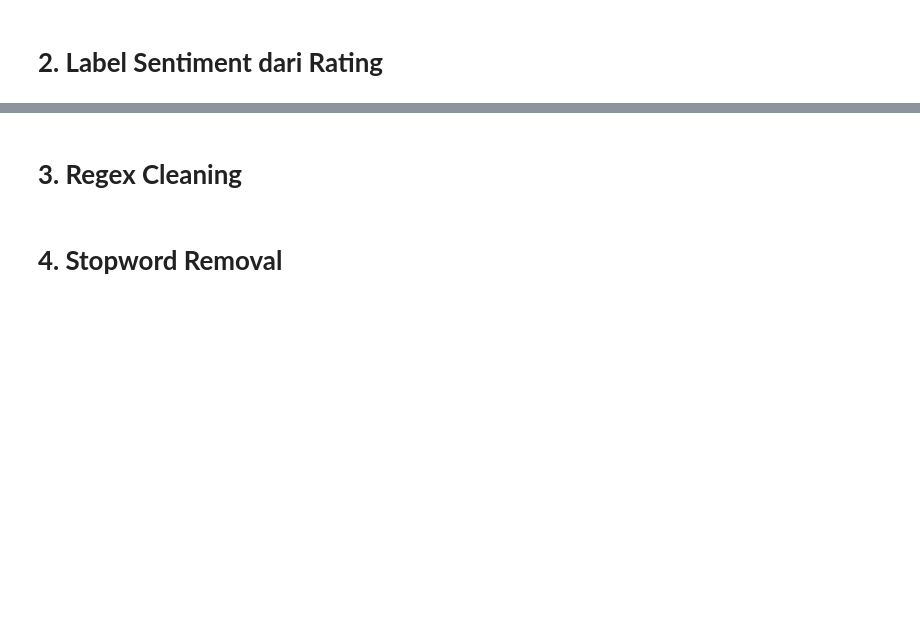
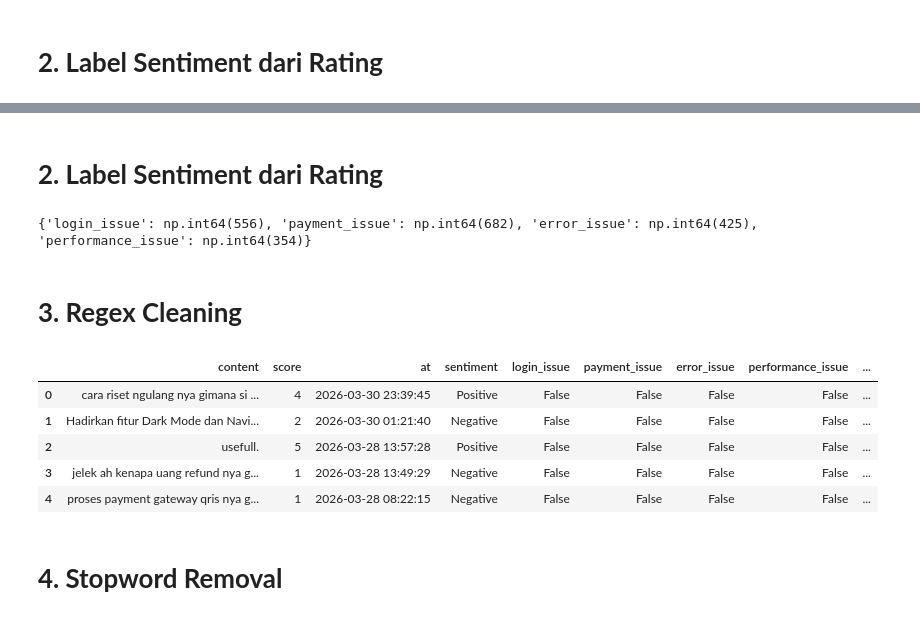
Before and after one commit to amaliartnaa/PBA-TIXID-SentimentAnalysis, a Jupyter notebook: Week-2/ScrappingGoogleReview.ipynb, the cells around one changed output, grey strips where cells are left out. Drawn from its saved outputs; the diff is of its cells as text; code cells hidden in the pictures; blank space fills up the shorter version.

```diff
--- a/Week-2/ScrappingGoogleReview.ipynb
+++ b/Week-2/ScrappingGoogleReview.ipynb
@@ -36,7 +36,7 @@ tix_reviews = reviews_all(
 df = pd.DataFrame(tix_reviews)
 df = df[['content', 'score', 'at']]
 df = df.dropna(subset=['content'])
-df == df[df['content'].str.strip() != '']
+df = df[df['content'].str.strip() != '']
 
 print(f'Total Review: {len(df)}')
 df.head()
@@ -60,20 +67,50 @@ Total Review: 96284
+# %% [markdown]
+# **2. Label Sentiment dari Rating**
+# %%
+issue_patterns = {
+	'login_issue': r'login|masuk|signin',
+	'payment_issue': r'bayar|pembayaran|gagal bayar',
+	'error_issue': r'error|bug|crash|force close',
+	'performance_issue': r'lambat|lemot|loading lama'
+}
+
+for issue, pattern in issue_patterns.items():
+	df[issue] = df['content'].str.lower().str.contains(pattern, regex=True)
+
+df_neg = df[df['sentiment'] == 'Negative']
+
+issue_summary_neg = {
+	issue: df_neg[issue].sum()
+	for issue in issue_patterns
+}
+
+print(issue_summary_neg)
+# %% [output]
+{'login_issue': np.int64(556), 'payment_issue': np.int64(682), 'error_issue': np.int64(425), 'performance_issue': np.int64(354)}
 # %% [markdown]
 # **3. Regex Cleaning**
 # %%
-# import re
+import re
 
-# def clean_text(text: str) -> str:
-#   text = text.lower()
-#   text = re.sub(r'http\S+', '', text)
-#   text = re.sub(r'@\w+', '', text)
-#   text = re.sub(r'[^a-zA-Z\s]', ' ', text)
-#   text = re.sub(r'(.)\1{2,}', r'\1', text)
-#   text = re.sub(r'\s+', ' ', text).strip()
-#   return text
+def clean_text(text: str) -> str:
+  text = text.lower()
+  text = re.sub(r'http\S+', '', text)
+  text = re.sub(r'@\w+', '', text)
+  text = re.sub(r'[^a-zA-Z\s]', ' ', text)
+  text = re.sub(r'(.)\1{2,}', r'\1', text)
+  text = re.sub(r'\s+', ' ', text).strip()
+  return text
 
-# df['clean_content'] = df['content'].apply(clean_text)
+df['clean_content'] = df['content'].apply(clean_text)
 
-# df.head()
+df.head()
+# %% [output]
+|  | content | score | at | sentiment | login_issue | payment_issue | error_issue | performance_issue | ... |
+| 0 | cara riset ngulang nya gimana si ... | 4 | 2026-03-30 23:39:45 | Positive | False | False | False | False | ... |
+| 1 | Hadirkan fitur Dark Mode dan Navi... | 2 | 2026-03-30 01:21:40 | Negative | False | False | False | False | ... |
+| 2 | usefull. | 5 | 2026-03-28 13:57:28 | Positive | False | False | False | False | ... |
+| 3 | jelek ah kenapa uang refund nya g... | 1 | 2026-03-28 13:49:29 | Negative | False | False | False | False | ... |
+| 4 | proses payment gateway qris nya g... | 1 | 2026-03-28 08:22:15 | Negative | False | False | False | False | ... |
 # %% [markdown]
 # **4. Stopword Removal**
 # %%
```
Also changed, not shown: parts of 19 cells of this notebook, 11 other files.
